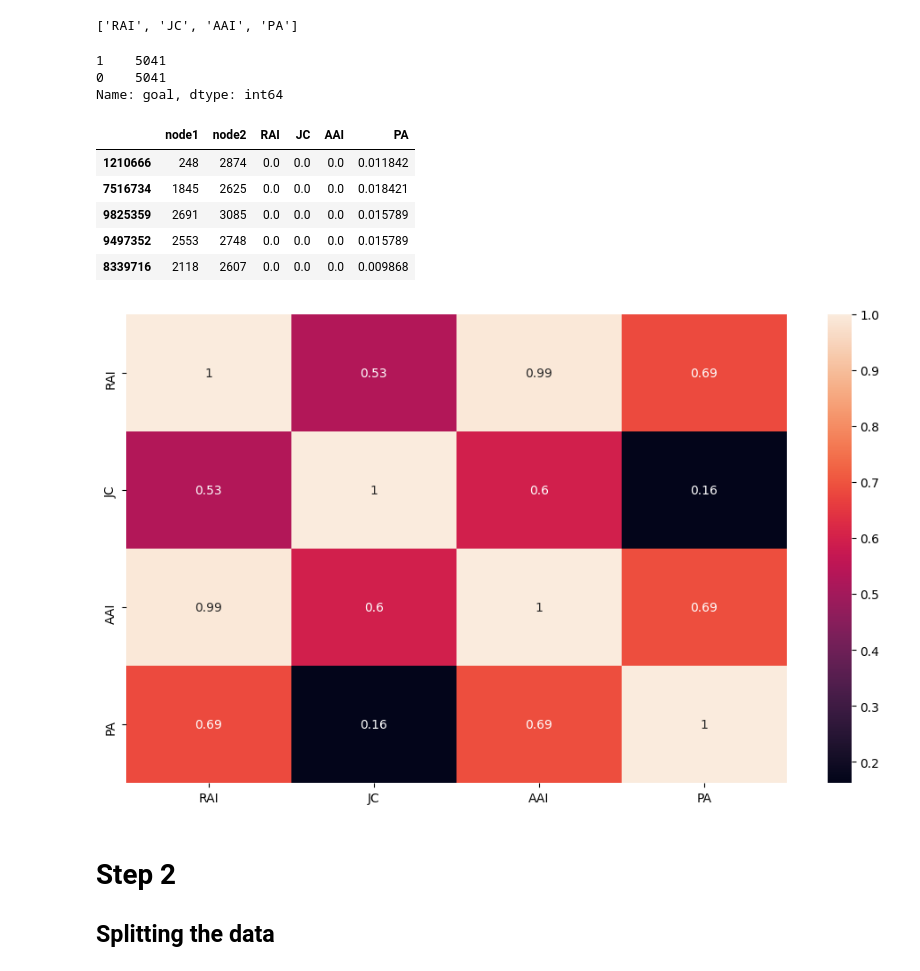
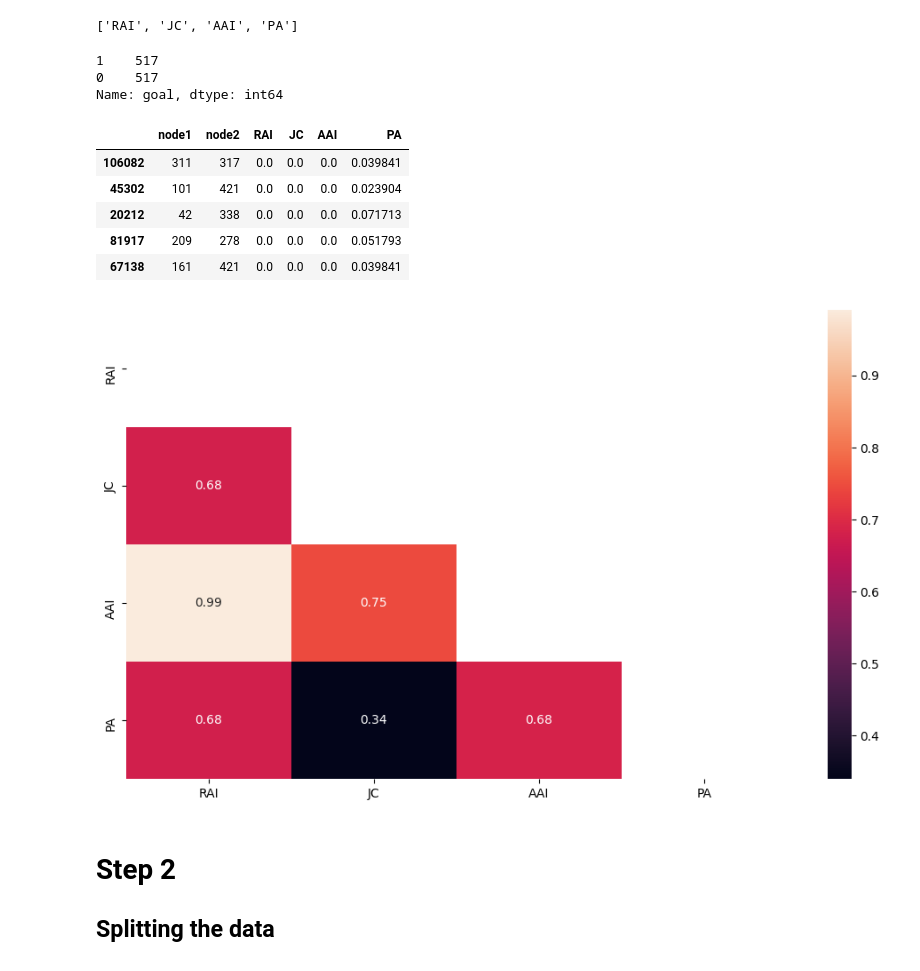
Before and after one commit to andrey-antonov-j4133c/link_prediction, a Jupyter notebook: experiments.ipynb, the cells around one changed output. Cells and saved outputs as stored; diff of their text form; code cells hidden in the pictures.

```diff
--- a/experiments.ipynb
+++ b/experiments.ipynb
@@ -32,8 +26,12 @@ quality_class_names = ['exelent', 'good', 'ok', 'poor']     # quality classes na
 
 Generate/import graph and features based on avalible `generator` classes
 # %%
-generator = LFR(n=1000, t1=3, t2=1.5, m=0.1, seed=seed)
-#generator = OLP(network_index=0)
+from lib.generators.LFR import LFR
+from lib.generators.OLP import OLP
+
+
+generator = LFR(n=500, t1=3, t2=1.5, m=0.1, seed=seed)
+#generator = OLP(network_index=0, features_to_normalize=[])
 
 ground_truth_df = generator.get_df()
 
@@ -46,24 +44,25 @@ feature_names
 # %%
 ground_truth_df['goal'].value_counts()
 # %% [output]
-1    5041
-0    5041
+1    517
+0    517
 Name: goal, dtype: int64
 # %%
 features_df.head(5)
 # %% [output]
 |  | node1 | node2 | RAI | JC | AAI | PA |
-| 1210666 | 248 | 2874 | 0.0 | 0.0 | 0.0 | 0.011842 |
-| 7516734 | 1845 | 2625 | 0.0 | 0.0 | 0.0 | 0.018421 |
-| 9825359 | 2691 | 3085 | 0.0 | 0.0 | 0.0 | 0.015789 |
-| 9497352 | 2553 | 2748 | 0.0 | 0.0 | 0.0 | 0.015789 |
-| 8339716 | 2118 | 2607 | 0.0 | 0.0 | 0.0 | 0.009868 |
+| 106082 | 311 | 317 | 0.0 | 0.0 | 0.0 | 0.039841 |
+| 45302 | 101 | 421 | 0.0 | 0.0 | 0.0 | 0.023904 |
+| 20212 | 42 | 338 | 0.0 | 0.0 | 0.0 | 0.071713 |
+| 81917 | 209 | 278 | 0.0 | 0.0 | 0.0 | 0.051793 |
+| 67138 | 161 | 421 | 0.0 | 0.0 | 0.0 | 0.039841 |
 # %%
 corrMatrix = features_df[feature_names].corr()
-sn.heatmap(corrMatrix, annot=True)
+mask = np.triu(np.ones_like(corrMatrix, dtype=bool))
+sn.heatmap(corrMatrix, mask=mask, annot=True)
 plt.show()
 # %% [output]
-[figure, old version]
+[figure, new version]
 # %% [markdown]
 # Step 2
 ## Splitting the data
```
Also changed, not shown: parts of 17 cells of this notebook, 5 other files.
